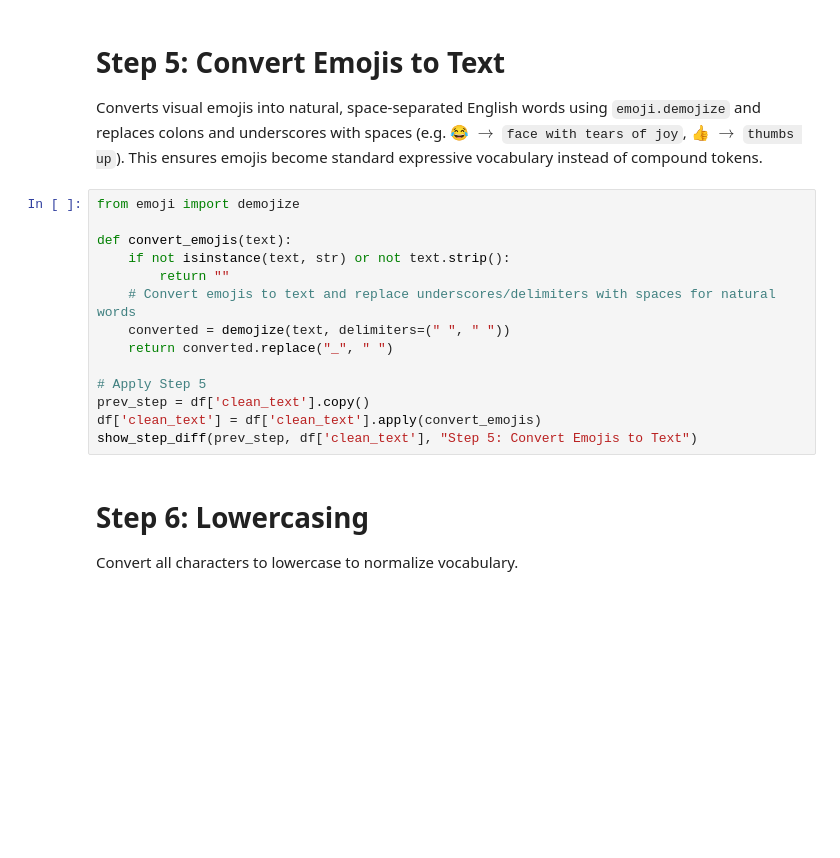
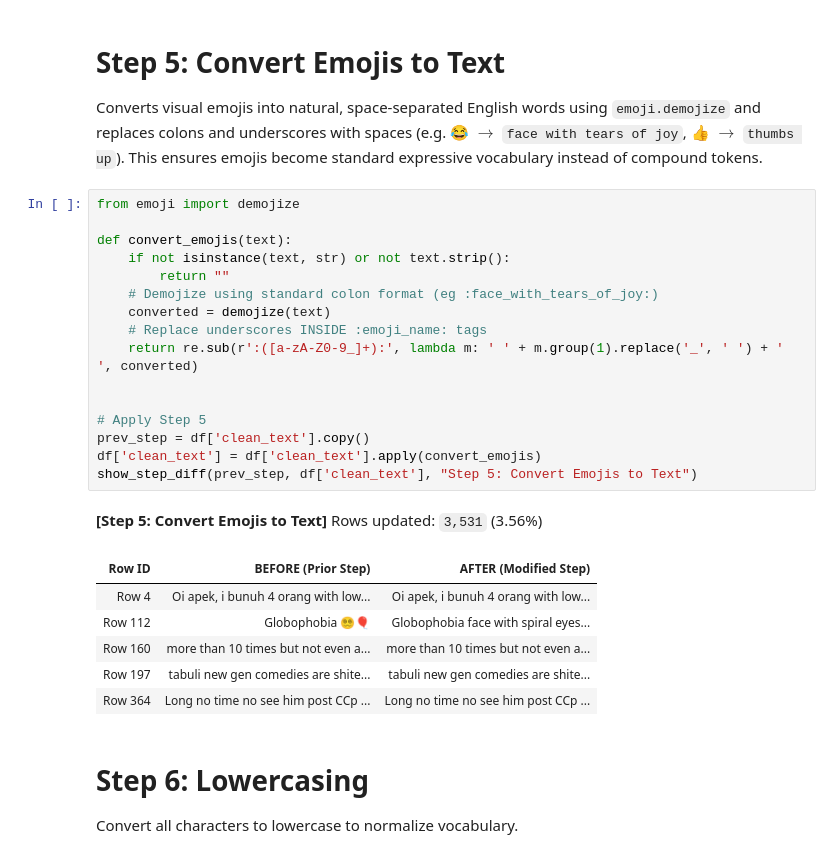
Before and after one commit to wjnotl/online-forum-communicative-intent-classification, a Jupyter notebook: intent classification.ipynb, the cells around one changed output. Saved outputs shown, nothing was run; the diff lists cells and outputs as text; blank space fills up the shorter version.

```diff
--- a/intent classification.ipynb
+++ b/intent classification.ipynb
@@ -645,17 +814,27 @@ Converts visual emojis into natural, space-separated English words using `emoji.
 # %%
 from emoji import demojize
 
 def convert_emojis(text):
     if not isinstance(text, str) or not text.strip():
         return ""
-    # Convert emojis to text and replace underscores/delimiters with spaces for natural words
-    converted = demojize(text, delimiters=(" ", " "))
-    return converted.replace("_", " ")
+    # Demojize using standard colon format (eg :face_with_tears_of_joy:)
+    converted = demojize(text)
+    # Replace underscores INSIDE :emoji_name: tags
+    return re.sub(r':([a-zA-Z0-9_]+):', lambda m: ' ' + m.group(1).replace('_', ' ') + ' ', converted)
+
 
 # Apply Step 5
 prev_step = df['clean_text'].copy()
 df['clean_text'] = df['clean_text'].apply(convert_emojis)
 show_step_diff(prev_step, df['clean_text'], "Step 5: Convert Emojis to Text")
+# %% [output]
+**[Step 5: Convert Emojis to Text]** Rows updated: `3,531` (3.56%)
+| Row ID | BEFORE (Prior Step) | AFTER (Modified Step) |
+| Row 4 | Oi apek, i bunuh 4 orang with low... | Oi apek, i bunuh 4 orang with low... |
+| Row 112 | Globophobia 😵‍💫🎈 | Globophobia face with spiral eyes... |
+| Row 160 | more than 10 times but not even a... | more than 10 times but not even a... |
+| Row 197 | tabuli new gen comedies are shite... | tabuli new gen comedies are shite... |
+| Row 364 | Long no time no see him post CCp ... | Long no time no see him post CCp ... |
 # %% [markdown]
 # Step 6: Lowercasing
 Convert all characters to lowercase to normalize vocabulary.
```
Also changed, not shown: parts of 30 cells of this notebook.
